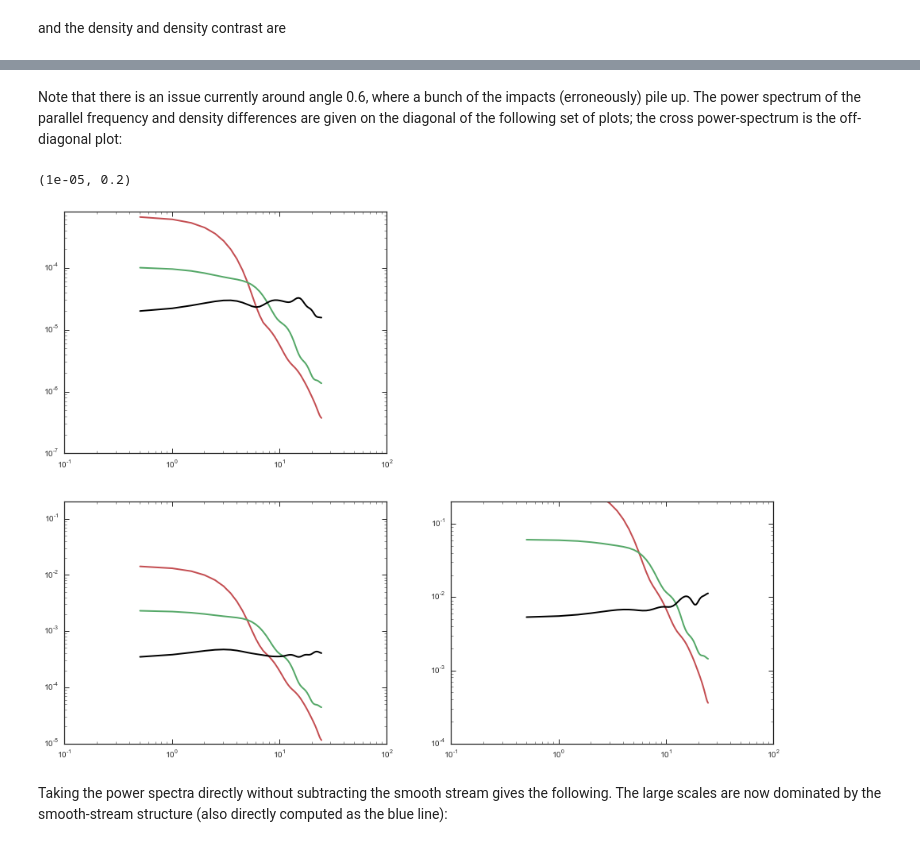
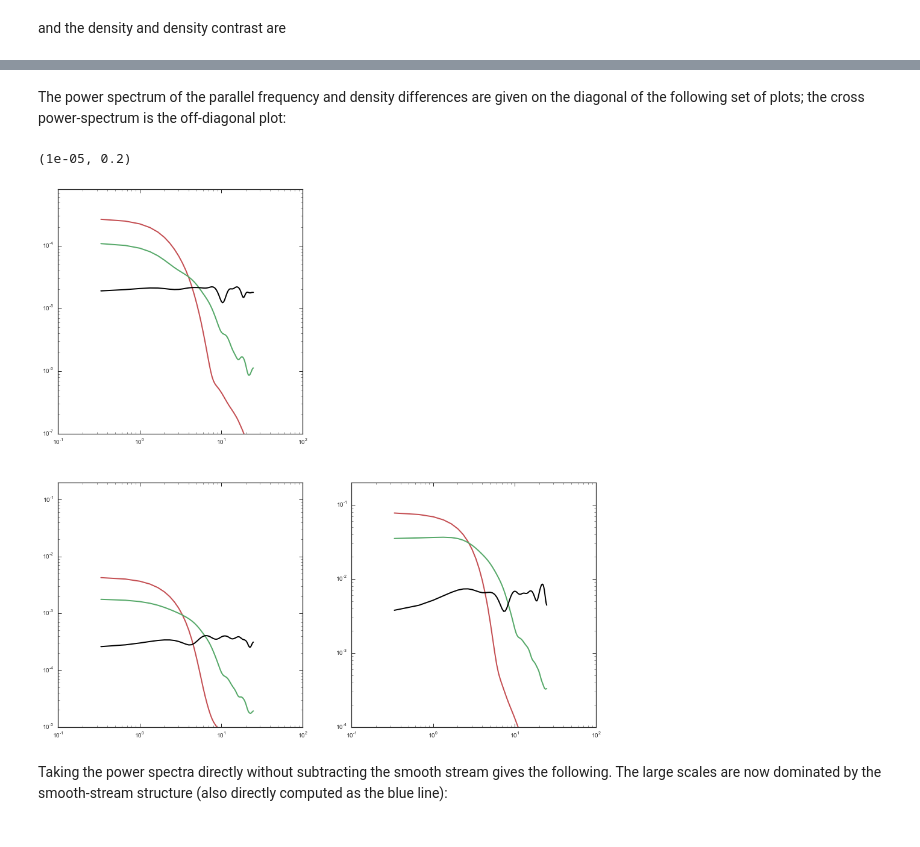
Before and after one commit to jobovy/streamgap-pepper, a Jupyter notebook: galpyStreamPepper.ipynb, the cells around one changed output, grey strips where cells are left out. Cells and saved outputs as stored; diff of their text form; code cells hidden in the pictures.

```diff
--- a/galpyStreamPepper.ipynb
+++ b/galpyStreamPepper.ipynb
@@ -61,8 +61,8 @@ prog_init= Orbit([RvR_prog_init[0]/R0,RvR_prog_init[1]/V0,RvR_prog_init[2]/V0,
                   RvR_prog_init[3]/R0,RvR_prog_init[4]/V0,RvR_prog_init[5]])
 times= numpy.linspace(0.,10.88/bovy_conversion.time_in_Gyr(V0,R0),10001)
 prog_init.integrate(times,lp)
-xv_unp_peri_prog= [prog_init.x(times[-1])[0],prog_init.y(times[-1])[0],prog_init.z(times[-1]),
-              prog_init.vx(times[-1])[0],prog_init.vy(times[-1])[0],prog_init.vz(times[-1])]
+xv_unp_peri_prog= [prog_init.x(times[-1]),prog_init.y(times[-1]),prog_init.z(times[-1]),
+              prog_init.vx(times[-1]),prog_init.vy(times[-1]),prog_init.vz(times[-1])]
 RvR_unp_peri_prog= convert_to_cylindrical(numpy.array(xv_unp_peri_prog)[:,numpy.newaxis].T)[0,:]
 prog_unp_peri= Orbit([RvR_unp_peri_prog[0],RvR_unp_peri_prog[1],RvR_unp_peri_prog[2],
                       RvR_unp_peri_prog[3]+0.0,RvR_unp_peri_prog[4],RvR_unp_peri_prog[5]])
@@ -163,8 +169,2 @@ This works very well.
 # %% [markdown]
 Let's look at $10^7\,M_\odot$ first, assuming about 10 impacts:
-# %%
-# Bit of a hack
-sdf_pepper._GM= [10.**-3./bovy_conversion.mass_in_1010msol(V0,R0)]
-sdf_pepper._rs= [0.25/R0]
-# Simulate
-sdf_pepper.simulate(rate=10.)
@@ -212,8 +217,2 @@ xlabel(r'$\theta_\parallel$')
 # %% [markdown]
 Now let's look at $10^6\,M_\odot$, assuming about 30 impacts. The mean parallel frequency becomes
-# %%
-# Bit of a hack
-sdf_pepper._GM= [10.**-4./bovy_conversion.mass_in_1010msol(V0,R0)]
-sdf_pepper._rs= [0.1/R0]
-# Simulate
-sdf_pepper.simulate(rate=30.)
@@ -256,9 +278,10 @@ xlabel(r'$\theta_\parallel$')
 # %% [markdown]
-Note that there is an issue currently around angle 0.6, where a bunch of the impacts (erroneously) pile up. The power spectrum of the parallel frequency and density differences are given on the diagonal of the following set of plots; the cross power-spectrum is the off-diagonal plot:
+The power spectrum of the parallel frequency and density differences are given on the diagonal of the following set of plots; the cross power-spectrum is the off-diagonal plot:
 # %%
-indx= xs > 2. # because we put a bunch at angle=0.1=0.7 now (see dip above)
+indx= xs > 1. # because we put a bunch at angle=0.1=0.7 now (see dip above)
 smooth_len= 3
 figsize(16,12)
+figsize(16,16)
 plotkwargs= {'alpha':1.,'lw':2.}
 ppy= signal.welch((mO-mO_unp)[indx]/numpy.linalg.norm(sdf_pepper._progenitor_Omega),
                   fs=1./(xs[1]-xs[0]),scaling='spectrum')
@@ -275,34 +298,34 @@ ppy= ndimage.filters.gaussian_filter1d(
 loglog(px,numpy.sqrt(ppy),color='k',**plotkwargs)
 ylim(0.0000001,0.0008)
 ppy= ndimage.filters.gaussian_filter1d(signal.welch((dens[indx]/numpy.sum(dens[indx]))/(dens_unp[indx]/numpy.sum(dens_unp[indx])),
                   fs=1./(xs[1]-xs[0]),scaling='spectrum')[1],smooth_len)
 subplot(2,2,4)
 loglog(px,numpy.sqrt(ppy),color=sns.color_palette()[2],**plotkwargs)
 ppy= ndimage.filters.gaussian_filter1d(signal.welch((dens_1e6[indx]/numpy.sum(dens_1e6[indx]))/(dens_unp[indx]/numpy.sum(dens_unp[indx])),
                   fs=1./(xs[1]-xs[0]),scaling='spectrum')[1],smooth_len)
 loglog(px,numpy.sqrt(ppy),color=sns.color_palette()[1],**plotkwargs)
 ppy= ndimage.filters.gaussian_filter1d(
     signal.welch(numpy.random.normal(size=numpy.sum(indx))*0.05,
                   fs=1./(xs[1]-xs[0]),scaling='spectrum')[1],smooth_len)
 loglog(px,numpy.sqrt(ppy),color='k',**plotkwargs)
 ylim(0.0001,0.2)
 ppy= ndimage.filters.gaussian_filter1d(numpy.absolute(signal.csd((dens[indx]/numpy.sum(dens[indx]))/(dens_unp[indx]/numpy.sum(dens_unp[indx])),
                 (mO-mO_unp)[indx]/numpy.linalg.norm(sdf_pepper._progenitor_Omega),
                 fs=1./(xs[1]-xs[0]),scaling='spectrum')[1]),smooth_len)
 subplot(2,2,3)
 loglog(px,numpy.sqrt(ppy),color=sns.color_palette()[2],**plotkwargs)
 ppy= ndimage.filters.gaussian_filter1d(numpy.absolute(signal.csd((dens_1e6[indx]/numpy.sum(dens_1e6[indx]))/(dens_unp[indx]/numpy.sum(dens_unp[indx])),
                 (mO_1e6-mO_unp)[indx]/numpy.linalg.norm(sdf_pepper._progenitor_Omega),
                 fs=1./(xs[1]-xs[0]),scaling='spectrum')[1]),smooth_len)
 loglog(px,numpy.sqrt(ppy),color=sns.color_palette()[1],**plotkwargs)
 ppy= ndimage.filters.gaussian_filter1d(numpy.absolute(signal.csd(numpy.random.normal(size=numpy.sum(indx))*0.05,
                 numpy.random.normal(size=numpy.sum(indx))*0.0001/numpy.linalg.norm(sdf_pepper._progenitor_Omega),
                 fs=1./(xs[1]-xs[0]),scaling='spectrum')[1]),smooth_len)
 loglog(px,numpy.sqrt(ppy),color='k',**plotkwargs)
 ylim(0.00001,0.2)
 # %% [output]
 (1e-05, 0.2)
-[figure, old version]
+[figure, new version]
 # %% [markdown]
 Taking the power spectra directly without subtracting the smooth stream gives the following. The large scales are now dominated by the smooth-stream structure (also directly computed as the blue line):
 # %%
```
Also changed, not shown: parts of 26 cells of this notebook.
